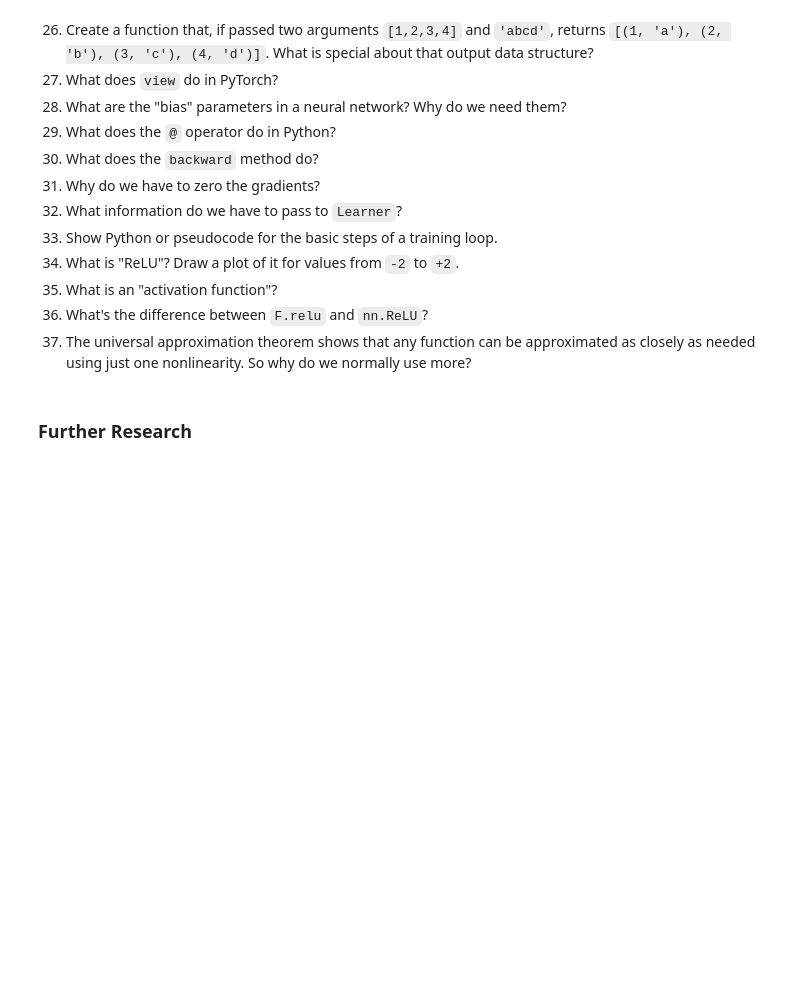
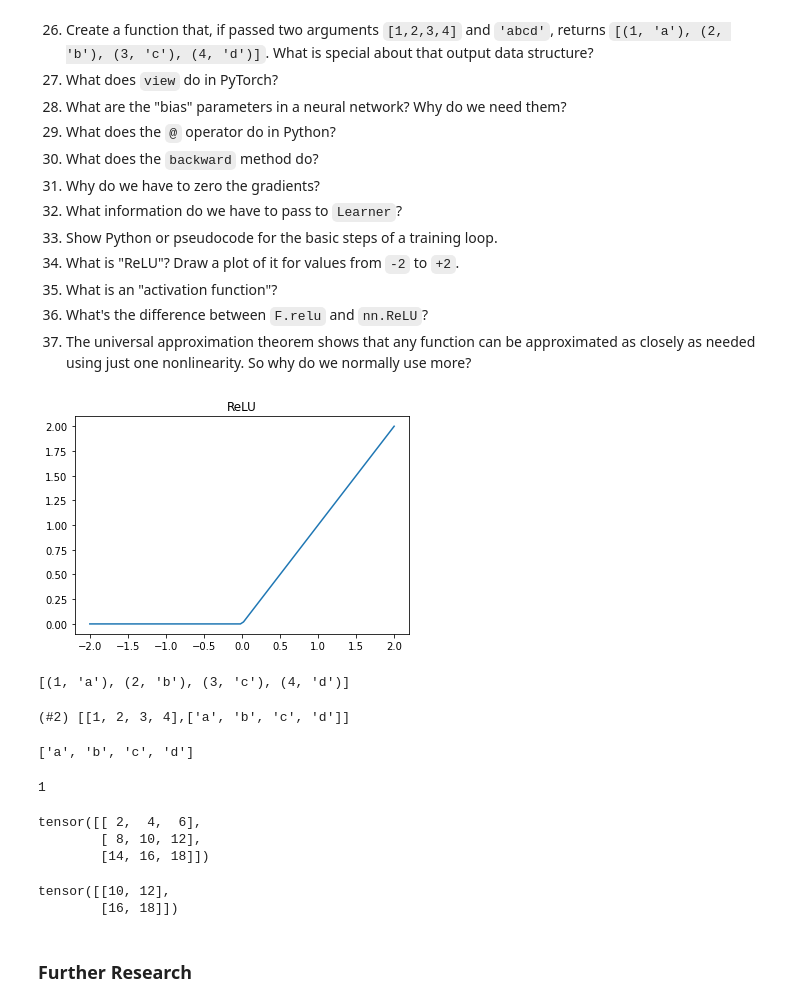
Before and after one commit to aayush9753/fastbook, a Jupyter notebook: clean/04_mnist_basics_copy.ipynb, the cells around one changed output. Cells and saved outputs as stored; diff of their text form; code cells hidden in the pictures; blank space fills up the shorter version.

```diff
--- a/clean/04_mnist_basics_copy.ipynb
+++ b/clean/04_mnist_basics_copy.ipynb
@@ -699,6 +940,38 @@ learn.fit_one_cycle(1, 0.1)
 1. What is an "activation function"?
 1. What's the difference between `F.relu` and `nn.ReLU`?
 1. The universal approximation theorem shows that any function can be approximated as closely as needed using just one nonlinearity. So why do we normally use more?
+# %%
+plot_function(F.relu, title='ReLU', min=-2, max=2)
+# %% [output]
+[figure, added]
+# %%
+list(zip([1,2,3,4] , list('abcd')))
+# %% [output]
+[(1, 'a'), (2, 'b'), (3, 'c'), (4, 'd')]
+# %%
+L([1,2,3,4] , list('abcd'))
+# %% [output]
+(#2) [[1, 2, 3, 4],['a', 'b', 'c', 'd']]
+# %%
+list('abcd')
+# %% [output]
+['a', 'b', 'c', 'd']
+# %%
+len(tensor([1,2,3]).shape)
+# %% [output]
+1
+# %%
+k = tensor([[1,2,3],[4,5,6],[7,8,9]])
+len(k.shape) #rank
+k = k*2
+print(k)
+k[1:,1:]
+# %% [output]
+tensor([[ 2,  4,  6],
+        [ 8, 10, 12],
+        [14, 16, 18]])
+tensor([[10, 12],
+        [16, 18]])
 # %% [markdown]
 ### Further Research
 # %% [markdown]
```
Also changed, not shown: parts of 62 cells of this notebook.
